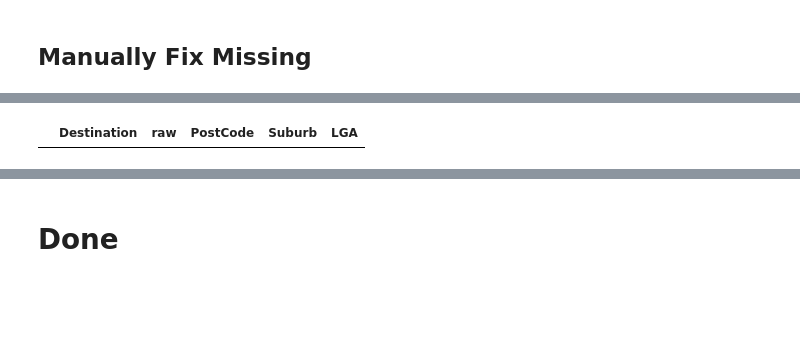
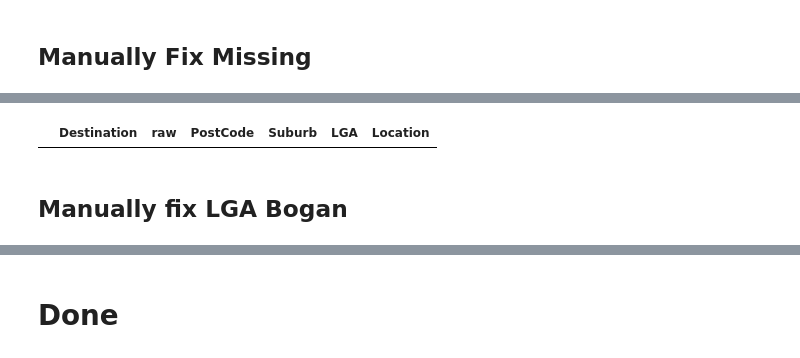
Before and after one commit to Kevin-McIsaac/Nightlife, a Jupyter notebook: 1_OD_Destinations_LGA.ipynb, the cells around one changed output, grey strips where cells are left out. Cells and saved outputs as stored; diff of their text form; code cells hidden in the pictures; blank space fills up the shorter version.

```diff
--- a/1_OD_Destinations_LGA.ipynb
+++ b/1_OD_Destinations_LGA.ipynb
@@ -32,0 +42,3 @@ df_Destination.to_pickle('ODPairData/df_Destination_raw.pkl')
+# %%
+df_Destination = pd.read_pickle('ODPairData/df_Destination_raw.pkl')
+df_From = pd.read_pickle('ODPairData/df_From_raw.pkl')
@@ -32,0 +47,18 @@ df_Destination.to_pickle('ODPairData/df_Destination_raw.pkl')
+# %%
+def json_find(raw, t):
+
+    if raw:
+        raw = raw['address_components']
+        for d in raw:
+            if d['types'] == t:
+                return d['short_name']
+print (json_find(df_Destination.raw[3], ['postal_code']))
+print (json_find(df_Destination.raw[3], ['locality', 'political']))
+print (json_find(df_Destination.raw[3], ['administrative_area_level_2', 'political']))
+
+def lat_log(raw):
+    if raw:
+        raw = raw['geometry']['location']
+        return gpy.Point(latitude=raw['lat'], longitude=raw['lng'])
+
+print (lat_log(df_Destination.raw[3]))
@@ -32,0 +70,5 @@ df_Destination.to_pickle('ODPairData/df_Destination_raw.pkl')
+# %%
+df_Destination['PostCode'] = df_Destination.raw.apply(lambda r: json_find(r, ['postal_code']))
+df_Destination['Suburb'] = df_Destination.raw.apply(lambda r: json_find(r,  ['locality', 'political']))
+df_Destination['LGA'] = df_Destination.raw.apply(lambda r: json_find(r,  ['administrative_area_level_2', 'political']))
+df_Destination['Location'] = df_Destination.raw.apply(lambda r: lat_log(r))
@@ -107,16 +127,15 @@ df_Destination[df_Destination['LGA'].isnull()]
 # %%
 fix_dest(71, 2029, 'Rose Bay', 'Waverley')
 fix_dest(78, 2111, 'Huntleys Point', 'Hunters Hill')
 fix_dest(312, 2000, 'Sydney', 'Sydney')
 fix_dest(425, 2000, 'Walsh Bay', 'Sydney')
 fix_dest(471, 2114, 'Meadowbank', 'Ryde')
 fix_dest(666, 2018, 'Rosebery', 'Sydney')
 fix_dest(789, 2114, 'Meadowbank', 'Ryde')
 fix_dest(954, 2114, 'Meadowbank', 'Ryde')
 fix_dest(1091, 2000, 'Sydney', 'Sydney')
 fix_dest(1107, 2031, 'Randwick', 'Randwick')
 fix_dest(1151,  2031, 'Randwick', 'Randwick')
 fix_dest(1226,  2204, 'Marrickville', 'Marrickville')
-df_Destination[df_Destination['LGA'].isnull()]
 # %% [output]
-|  | Destination | raw | PostCode | Suburb | LGA |
+|  | Destination | raw | PostCode | Suburb | LGA | Location |
@@ -122,0 +145,2 @@ df_Destination[df_Destination['LGA'].isnull()]
+# %% [markdown]
+## Manually fix LGA Bogan
```
Also changed, not shown: parts of 26 cells of this notebook, 2 other files.
